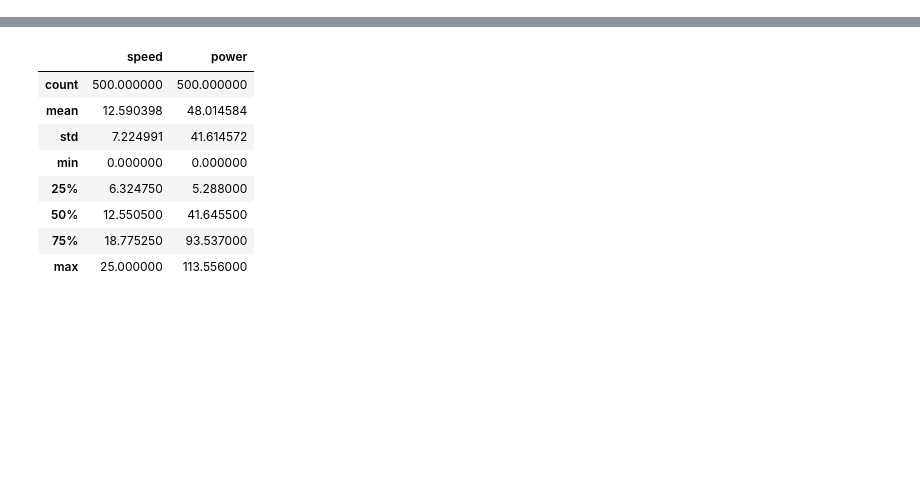
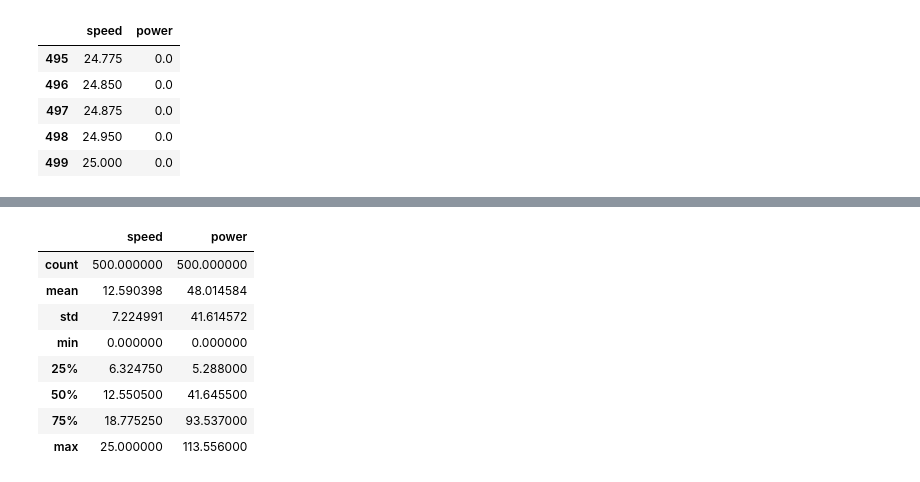
Before and after one commit to killfoley/fundamentalsofDA_project, a Jupyter notebook: Project.ipynb, the cells around one changed output, grey strips where cells are left out. Cells and saved outputs as stored; diff of their text form; code cells hidden in the pictures; blank space fills up the shorter version.

```diff
--- a/Project.ipynb
+++ b/Project.ipynb
@@ -25,0 +26,9 @@ df
+# %%
+dfpower.tail()
+# %% [output]
+|  | speed | power |
+| 495 | 24.775 | 0.0 |
+| 496 | 24.850 | 0.0 |
+| 497 | 24.875 | 0.0 |
+| 498 | 24.950 | 0.0 |
+| 499 | 25.000 | 0.0 |
```
Also changed, not shown: parts of 13 cells of this notebook.
